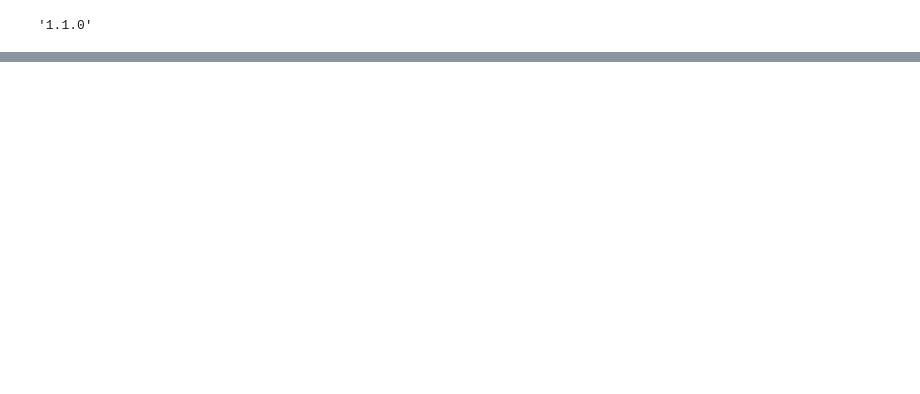
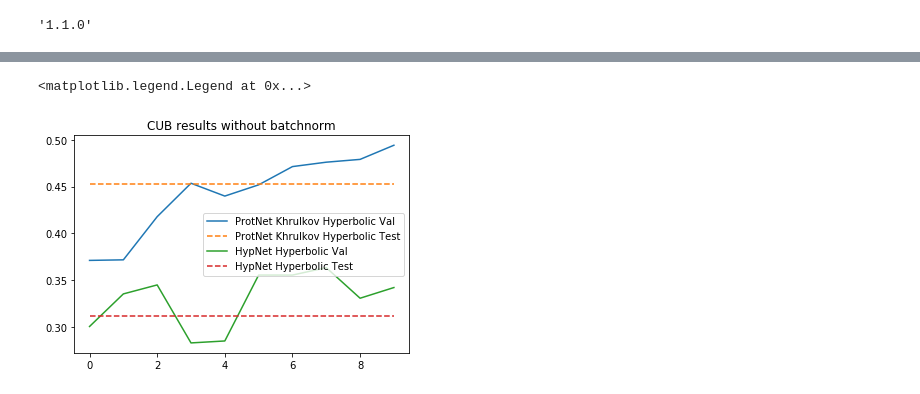
Before and after one commit to isaykatsman/hyperbolic-image-embeddings, a Jupyter notebook: examples/fewshot/few_shot_benchmarks.ipynb, the cells around one changed output, grey strips where cells are left out. Drawn from its saved outputs; the diff is of its cells as text; code cells hidden in the pictures; blank space fills up the shorter version.

```diff
--- a/examples/fewshot/few_shot_benchmarks.ipynb
+++ b/examples/fewshot/few_shot_benchmarks.ipynb
@@ -35,5 +61,22 @@ import matplotlib.pyplot as plt
+# %%
+# without batchnorm
+
+# test acc ~0.4529 + 0.0074, best val acc: 0.4941
+protonet_val_results_nbn = [0.3711, 0.3717, 0.4178, 0.4535, 0.4398, 0.4518, 0.4713, 0.4760, 0.4790, 0.4941]
+protonet_test_results_nbn = [0.4529] * 10
+
+# test acc ~0.3119 + 0.0056, best val acc: 0.3634
+hypnet_val_results_nbn = [0.3005, 0.3353, 0.3449, 0.2830, 0.2850, 0.3554, 0.3554, 0.3634, 0.3307, 0.3421]
+hypnet_test_results_nbn = [0.3119] * 10
 # %%
-plt.plot(protonet_val_results, label='ProtNet Khrulkov Hyperbolic')
-plt.plot(hypnet_val_results, label='HypNet Hyperbolic')
+plt.title('CUB results without batchnorm')
+plt.plot(protonet_val_results_nbn, label='ProtNet Khrulkov Hyperbolic Val')
+plt.plot(protonet_test_results_nbn, label='ProtNet Khrulkov Hyperbolic Test', linestyle='dashed')
+
+plt.plot(hypnet_val_results_nbn, label='HypNet Hyperbolic Val')
+plt.plot(hypnet_test_results_nbn, label='HypNet Hyperbolic Test', linestyle='dashed')
 
 plt.legend()
+# %% [output]
+<matplotlib.legend.Legend at 0x...>
+[figure, added]
```
Also changed, not shown: parts of 13 cells of this notebook, 8 other files.
